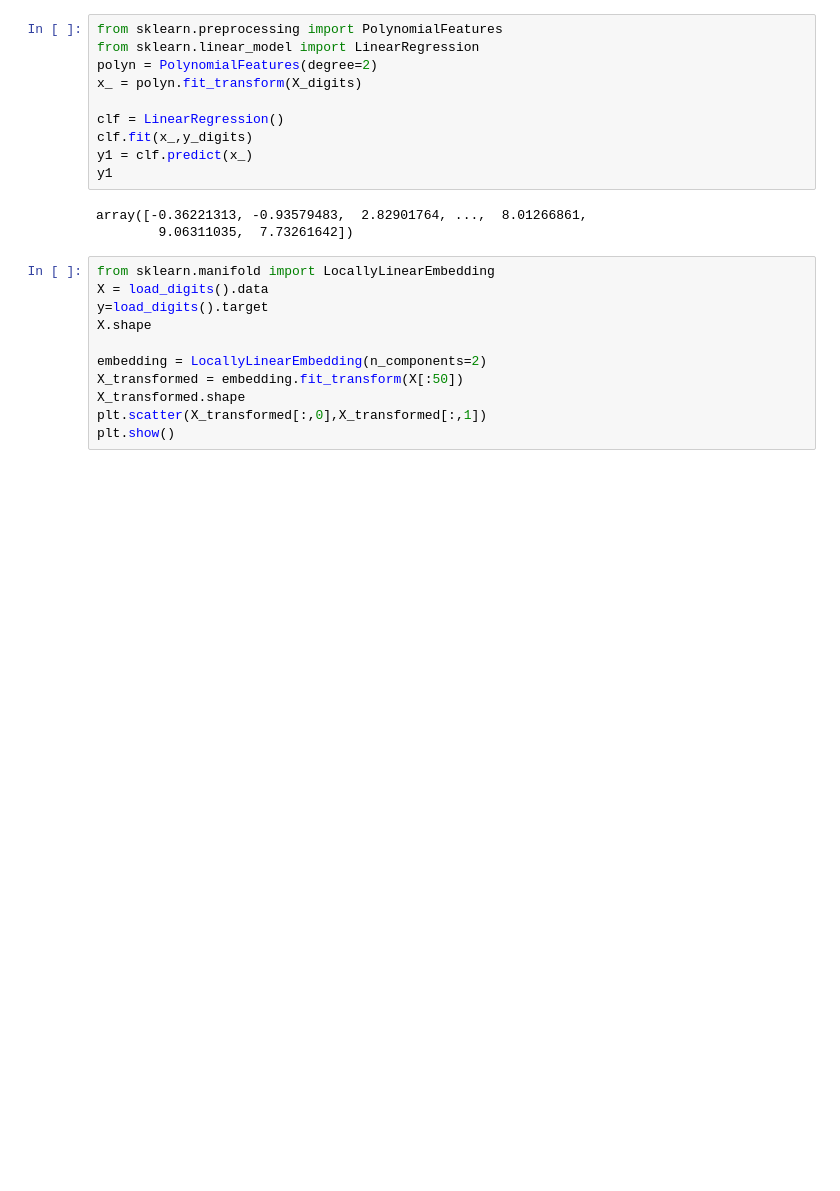
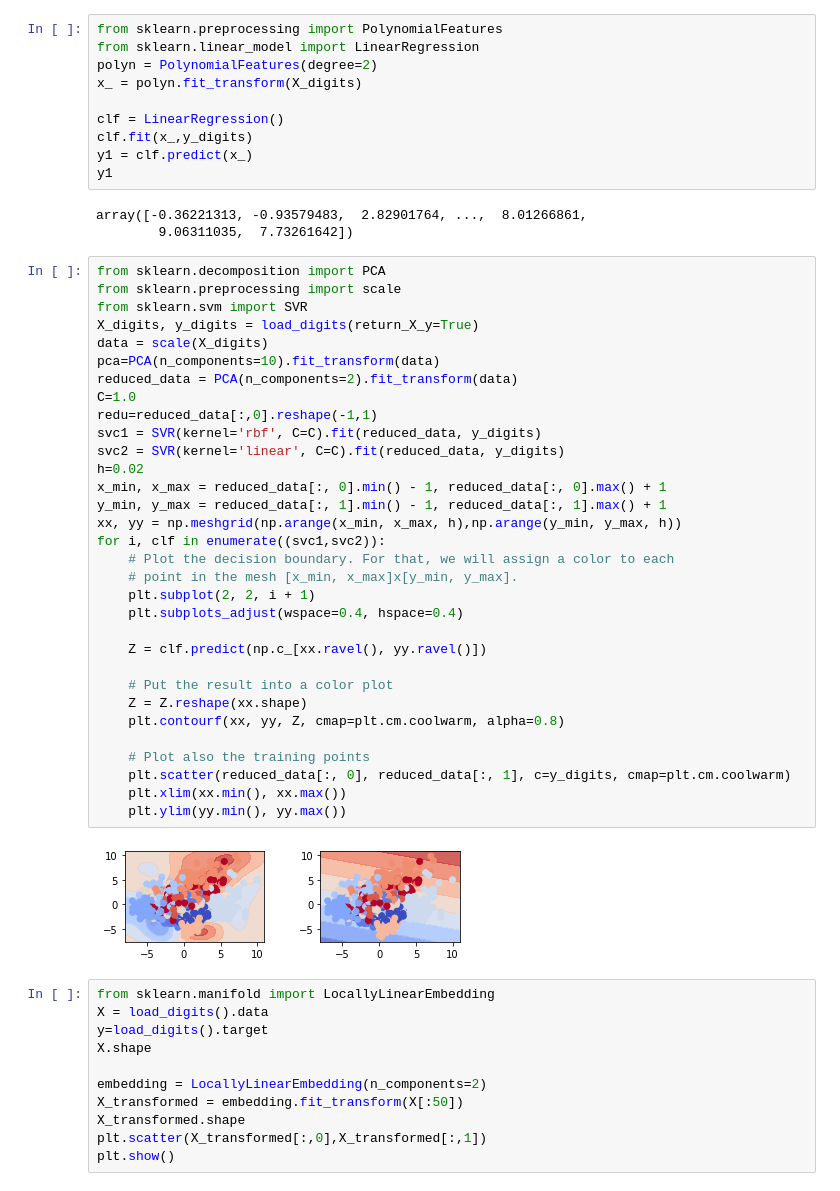
Before and after one commit to SohrabSamimi/Artificial-Neural-Networks, a Jupyter notebook: ANN_August_4th.ipynb, the cells around one changed output. Cells and saved outputs as stored; diff of their text form; blank space fills up the shorter version.

```diff
--- a/ANN_August_4th.ipynb
+++ b/ANN_August_4th.ipynb
@@ -185,6 +185,40 @@ y1
 # %% [output]
 array([-0.36221313, -0.93579483,  2.82901764, ...,  8.01266861,
         9.06311035,  7.73261642])
+# %%
+from sklearn.decomposition import PCA
+from sklearn.preprocessing import scale
+from sklearn.svm import SVR
+X_digits, y_digits = load_digits(return_X_y=True)
+data = scale(X_digits)
+pca=PCA(n_components=10).fit_transform(data)
+reduced_data = PCA(n_components=2).fit_transform(data)
+C=1.0
+redu=reduced_data[:,0].reshape(-1,1)
+svc1 = SVR(kernel='rbf', C=C).fit(reduced_data, y_digits)
+svc2 = SVR(kernel='linear', C=C).fit(reduced_data, y_digits)
+h=0.02
+x_min, x_max = reduced_data[:, 0].min() - 1, reduced_data[:, 0].max() + 1
+y_min, y_max = reduced_data[:, 1].min() - 1, reduced_data[:, 1].max() + 1
+xx, yy = np.meshgrid(np.arange(x_min, x_max, h),np.arange(y_min, y_max, h))
+for i, clf in enumerate((svc1,svc2)):
+    # Plot the decision boundary. For that, we will assign a color to each
+    # point in the mesh [x_min, x_max]x[y_min, y_max].
+    plt.subplot(2, 2, i + 1)
+    plt.subplots_adjust(wspace=0.4, hspace=0.4)
+
+    Z = clf.predict(np.c_[xx.ravel(), yy.ravel()])
+
+    # Put the result into a color plot
+    Z = Z.reshape(xx.shape)
+    plt.contourf(xx, yy, Z, cmap=plt.cm.coolwarm, alpha=0.8)
+
+    # Plot also the training points
+    plt.scatter(reduced_data[:, 0], reduced_data[:, 1], c=y_digits, cmap=plt.cm.coolwarm)
+    plt.xlim(xx.min(), xx.max())
+    plt.ylim(yy.min(), yy.max())
+# %% [output]
+[figure, added]
 # %%
 from sklearn.manifold import LocallyLinearEmbedding
 X = load_digits().data
```
Also changed, not shown: parts of 5 cells of this notebook.
